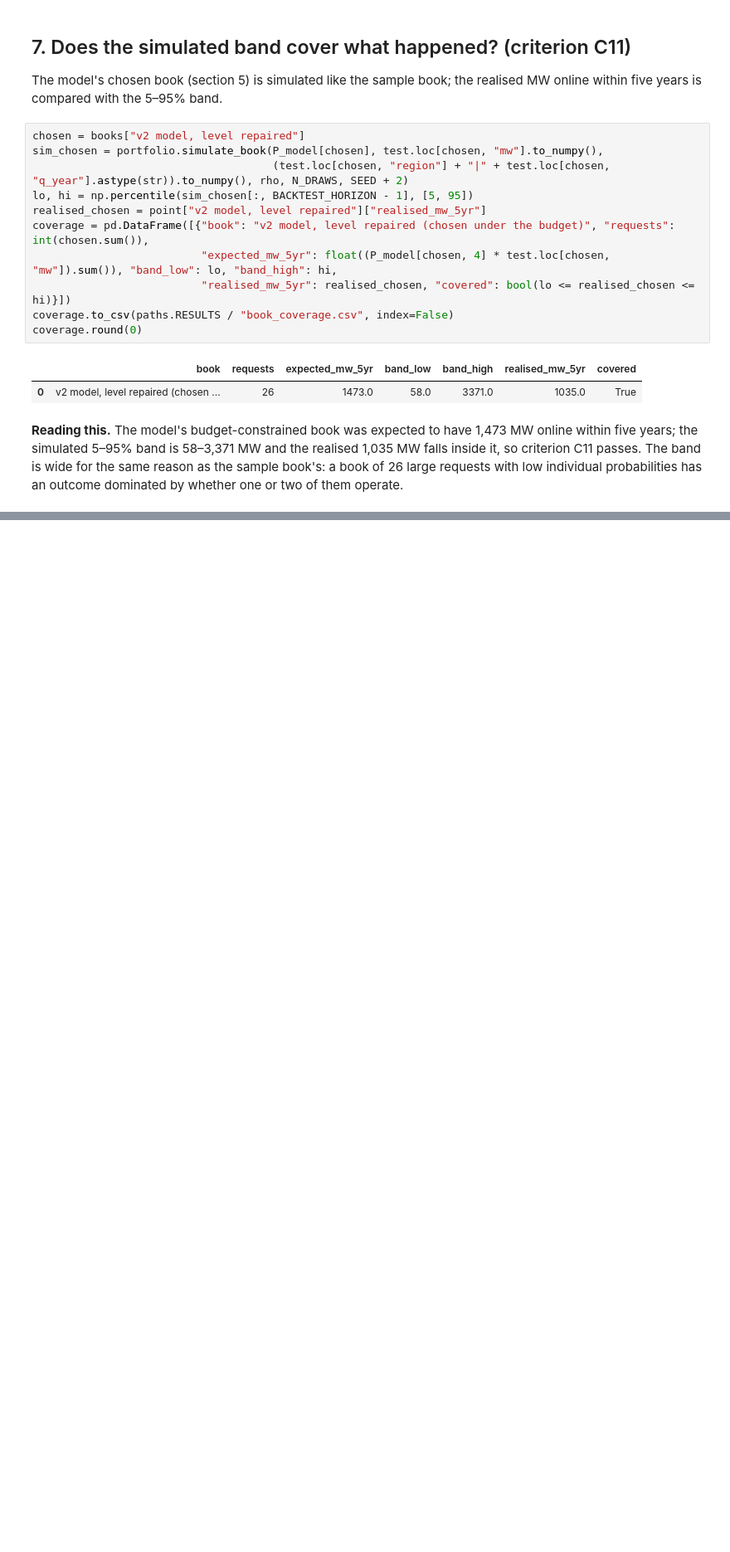
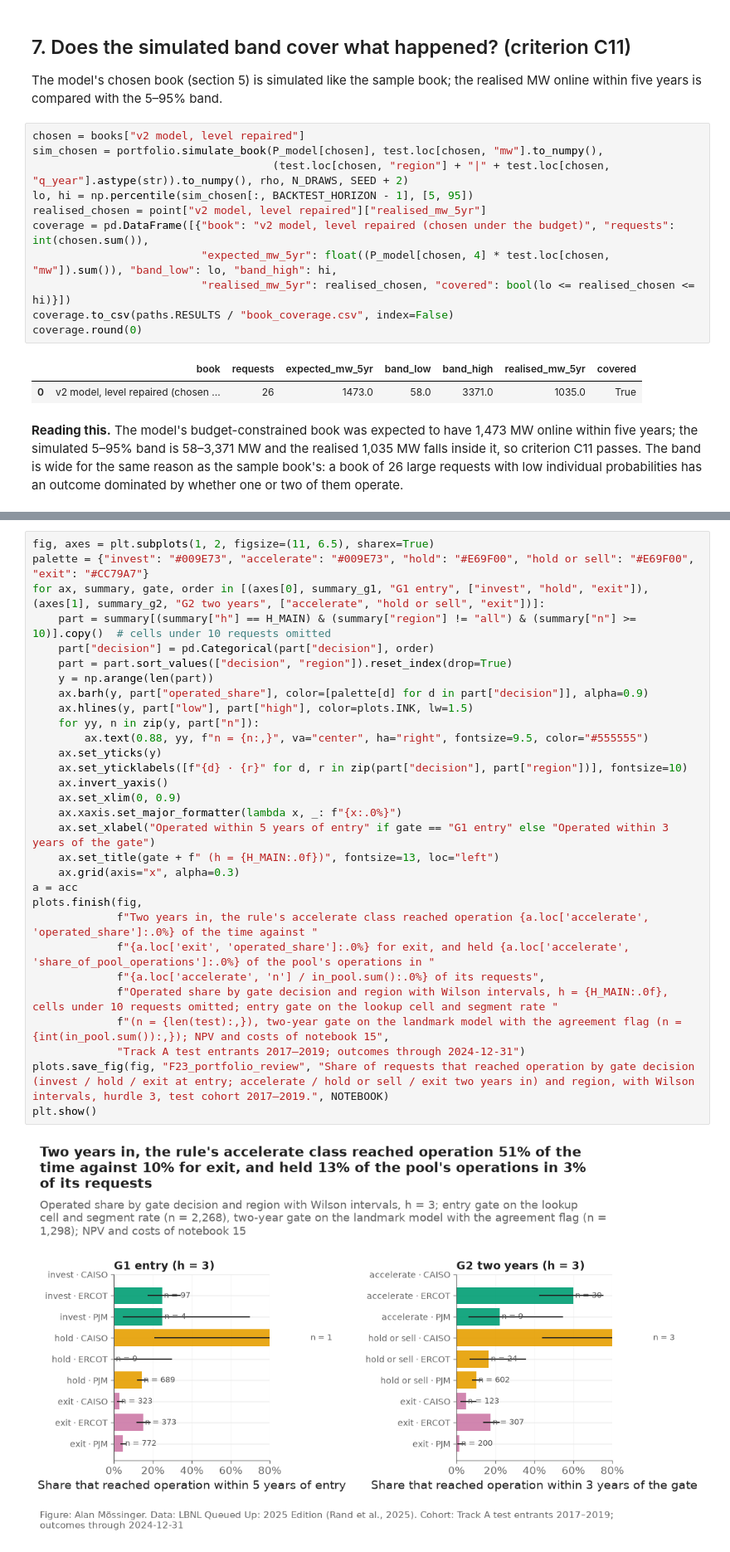
Before and after one commit to alanmossinger/Capstone, a Jupyter notebook: notebooks/16_portfolio.ipynb, the cells around one changed output, grey strips where cells are left out. Shown at 83% size. Drawn from its saved outputs; the diff is of its cells as text; blank space fills up the shorter version.

```diff
--- a/notebooks/16_portfolio.ipynb
+++ b/notebooks/16_portfolio.ipynb
@@ -510,0 +629,32 @@ coverage.round(0)
+# %%
+fig, axes = plt.subplots(1, 2, figsize=(11, 6.5), sharex=True)
+palette = {"invest": "#009E73", "accelerate": "#009E73", "hold": "#E69F00", "hold or sell": "#E69F00", "exit": "#CC79A7"}
+for ax, summary, gate, order in [(axes[0], summary_g1, "G1 entry", ["invest", "hold", "exit"]), (axes[1], summary_g2, "G2 two years", ["accelerate", "hold or sell", "exit"])]:
+    part = summary[(summary["h"] == H_MAIN) & (summary["region"] != "all") & (summary["n"] >= 10)].copy()  # cells under 10 requests omitted
+    part["decision"] = pd.Categorical(part["decision"], order)
+    part = part.sort_values(["decision", "region"]).reset_index(drop=True)
+    y = np.arange(len(part))
+    ax.barh(y, part["operated_share"], color=[palette[d] for d in part["decision"]], alpha=0.9)
+    ax.hlines(y, part["low"], part["high"], color=plots.INK, lw=1.5)
+    for yy, n in zip(y, part["n"]):
+        ax.text(0.88, yy, f"n = {n:,}", va="center", ha="right", fontsize=9.5, color="#555555")
+    ax.set_yticks(y)
+    ax.set_yticklabels([f"{d} · {r}" for d, r in zip(part["decision"], part["region"])], fontsize=10)
+    ax.invert_yaxis()
+    ax.set_xlim(0, 0.9)
+    ax.xaxis.set_major_formatter(lambda x, _: f"{x:.0%}")
+    ax.set_xlabel("Operated within 5 years of entry" if gate == "G1 entry" else "Operated within 3 years of the gate")
+    ax.set_title(gate + f" (h = {H_MAIN:.0f})", fontsize=13, loc="left")
+    ax.grid(axis="x", alpha=0.3)
+a = acc
+plots.finish(fig,
+             f"Two years in, the rule's accelerate class reached operation {a.loc['accelerate', 'operated_share']:.0%} of the time against "
+             f"{a.loc['exit', 'operated_share']:.0%} for exit, and held {a.loc['accelerate', 'share_of_pool_operations']:.0%} of the pool's operations in "
+             f"{a.loc['accelerate', 'n'] / in_pool.sum():.0%} of its requests",
+             f"Operated share by gate decision and region with Wilson intervals, h = {H_MAIN:.0f}, cells under 10 requests omitted; entry gate on the lookup cell and segment rate "
+             f"(n = {len(test):,}), two-year gate on the landmark model with the agreement flag (n = {int(in_pool.sum()):,}); NPV and costs of notebook 15",
+             "Track A test entrants 2017–2019; outcomes through 2024-12-31")
+plots.save_fig(fig, "F23_portfolio_review", "Share of requests that reached operation by gate decision (invest / hold / exit at entry; accelerate / hold or sell / exit two years in) and region, with Wilson intervals, hurdle 3, test cohort 2017–2019.", NOTEBOOK)
+plt.show()
+# %% [output]
+[figure, added]
```
Also changed, not shown: parts of 18 cells of this notebook, 33 other files.
